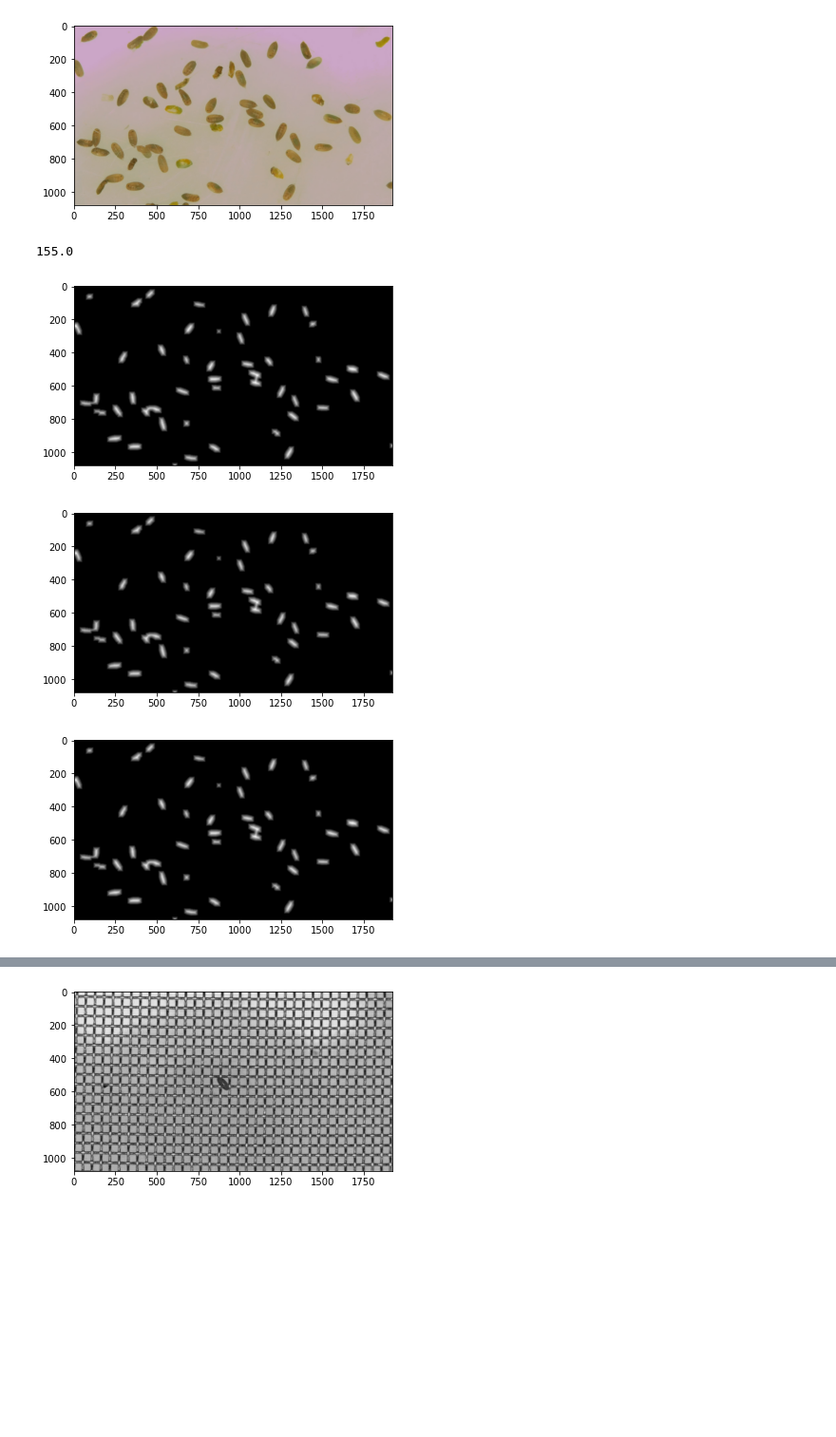
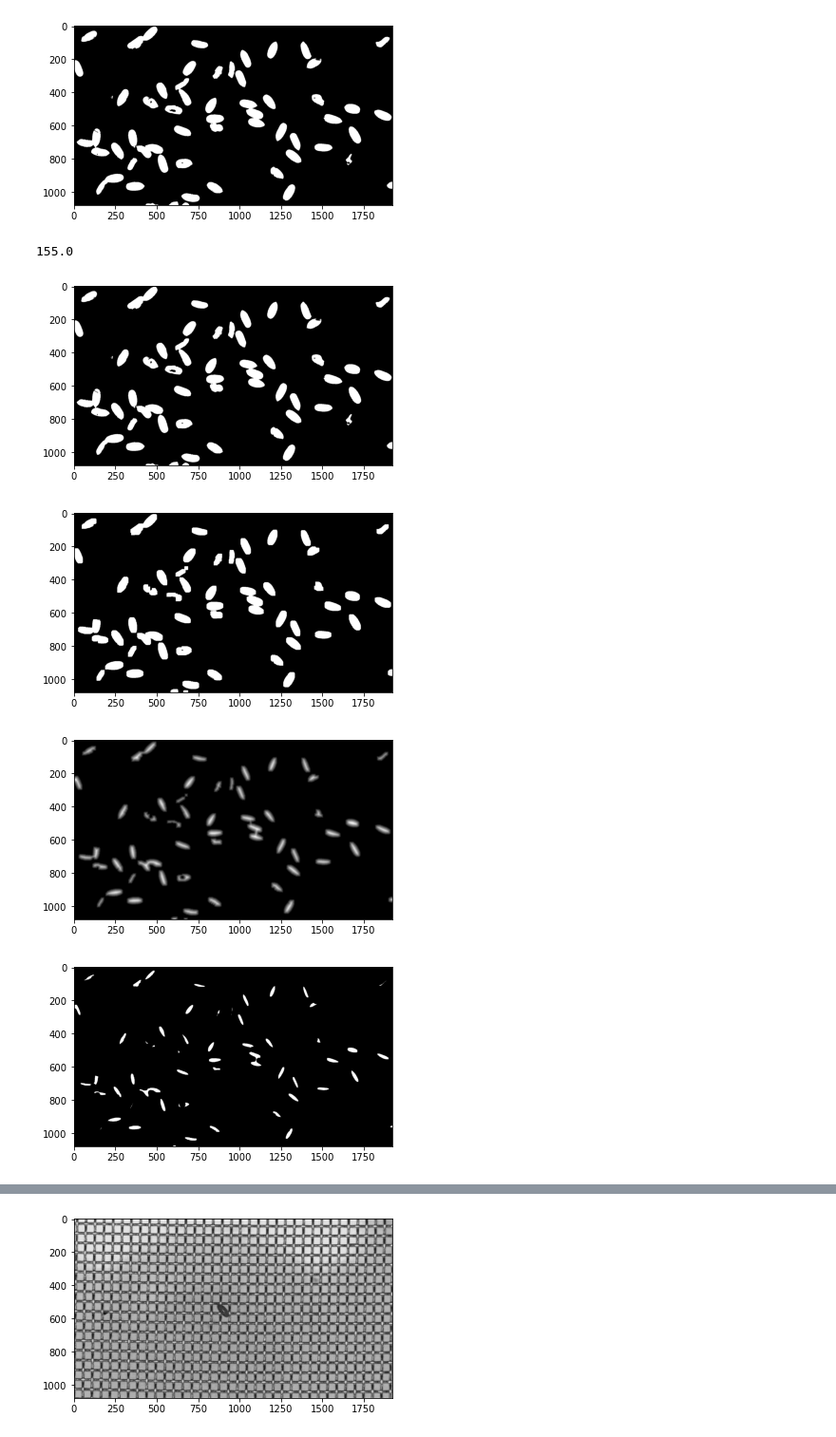
Before and after one commit to chuangjim/transplant_system, a Jupyter notebook: image_processing/image_processing.ipynb, the cells around one changed output, grey strips where cells are left out. Shown at 95% size. Saved outputs shown, nothing was run; the diff lists cells and outputs as text; code cells hidden in the pictures; blank space fills up the shorter version.

```diff
--- a/image_processing/image_processing.ipynb
+++ b/image_processing/image_processing.ipynb
@@ -16,49 +16,89 @@ def show(img):
 # cam.set(4,1080)
 # ret, img = cam.read()
 img = cv2.imread("./img/2.jpg")
-show_rgb(img)
+# show_rgb(img)
 # img = cv2.cvtColor(img, cv2.COLOR_BGR2HSV)
 img_b, img_g, img_r= cv2.split(img)
 cv2.imwrite('./img/img_b.jpg', img_b)
 cv2.imwrite('./img/img_g.jpg', img_g)
 cv2.imwrite('./img/img_r.jpg', img_r)
 # reverse
 img_rev = 255 - img_b
 cv2.imwrite('./img/img_rev.jpg', img_rev)
 # gaussian blur
-img_blur = cv2.GaussianBlur(img_rev,(5,5),0)
+# img_blur = cv2.GaussianBlur(img_rev,(3,3),0)
+img_blur = img_rev
 cv2.imwrite('./img/img_blur.jpg', img_blur)
 # ret,img_th = cv2.threshold(img_blur,155,255,cv2.THRESH_BINARY)
 ret, img_th = cv2.threshold(img_blur,155,255,cv2.THRESH_BINARY)
+show(img_th)
 print(ret)
-# show(img_th)
+show(img_th)
 cv2.imwrite('./img/img_th.jpg', img_th)
 
 # noise removal
-kernel = np.ones((17,17),np.uint8)
-opening = cv2.morphologyEx(img_th,cv2.MORPH_OPEN,kernel, iterations = 2)
+kernel = np.ones((3,3),np.uint8)
+opening = cv2.morphologyEx(img_th,cv2.MORPH_OPEN,kernel, iterations = 10)
+cv2.imwrite('./img/img_opening.jpg', opening)
+show(opening)
 # sure background area
 kernel = np.ones((3,3),np.uint8)
 sure_bg = cv2.dilate(opening,kernel,iterations=3)
+cv2.imwrite('./img/img_sure_bg.jpg', sure_bg)
+# show(sure_bg)
 # Finding sure foreground area
-dist_transform = cv2.distanceTransform(opening,cv2.DIST_L2,0)
-show(dist_transform)
-dist_transform = cv2.distanceTransform(opening,cv2.DIST_L2,3)
-show(dist_transform)
 dist_transform = cv2.distanceTransform(opening,cv2.DIST_L2,5)
 show(dist_transform)
-ret, sure_fg = cv2.threshold(dist_transform,0.1*dist_transform.max(),255,0)
+cv2.imwrite('./img/img_dist_transform.jpg', dist_transform)
+ret, sure_fg = cv2.threshold(dist_transform,0.55*dist_transform.max(),255,0)
 # Finding unknown region
 sure_fg = np.uint8(sure_fg)
+cv2.imwrite('./img/img_sure_fg.jpg', sure_fg)
 unknown = cv2.subtract(sure_bg,sure_fg)
-# show(opening)
-# show(sure_bg)
-# show(dist_transform)
-# show(sure_fg)
+cv2.imwrite('./img/img_unknown.jpg', unknown)
+show(sure_fg)
 # show(unknown)
+
+# Marker labelling
+img_cp = img.copy()
+numbers, markers, stats, centroids = cv2.connectedComponentsWithStats(sure_fg)
+# show(markers)
+# Add one to all labels so that sure background is not 0, but 1
+markers = markers+1
+# Now, mark the region of unknown with zero
+markers[unknown==255] = 0
+markers = cv2.watershed(img_cp,markers)
+# markers[markers >= 0] = 255
+print(markers)
+img_cp[markers == -1] = [0,255,0]
+# show_rgb(img_cp)
+obj_center = []
+for i, center in enumerate(centroids):
+#     print(stats[i][-1])
+    # area filtering
+    # TODO: find suitable area
+    if 500 < stats[i][-1] < 1300:
+        center = center.astype(int)
+        obj_center.append(center)
+    #         print(center[0], center[1], stats[i])
+        cv2.circle(img_cp, (center[0], center[1]), 5, (255, 0, 0), -1)
+        cv2.putText(img_cp, f'({center[0]}, {center[1]})', (center[0] - 25, center[1] - 25), cv2.FONT_HERSHEY_SIMPLEX, 1.5, (0, 255, 0), 3)
+#         cv2.putText(img_cp,  str(stats[i][-1]), (center[0] - 25, center[1] + 25), cv2.FONT_HERSHEY_SIMPLEX, 1.5, (0, 255, 0), 3)
+        # crop one egg frop image
+        top = 0 if (center[1]-50 < 0) else center[1]-50
+        down = 1080 if (center[1]+50 > 1080) else center[1]+50
+        left = 0 if (center[0]-50 < 0) else center[0]-50
+        right = 1920 if (center[0]+50 > 1920) else center[0]+50
+
+
+#         crop_img = img[top:down, left:right]
+        # print(crop_img)
+show_rgb(img_cp)
+cv2.imwrite('./img/img_cp.jpg', img_cp)
 # %% [output]
-[figure, old version]
+[figure, new version]
 155.0
-[figure, old version]
+[figure, new version]
-[figure, old version]
+[figure, new version]
-[figure, old version]
+[figure, new version]
+[figure, added]
```
Also changed, not shown: parts of 3 cells of this notebook.
